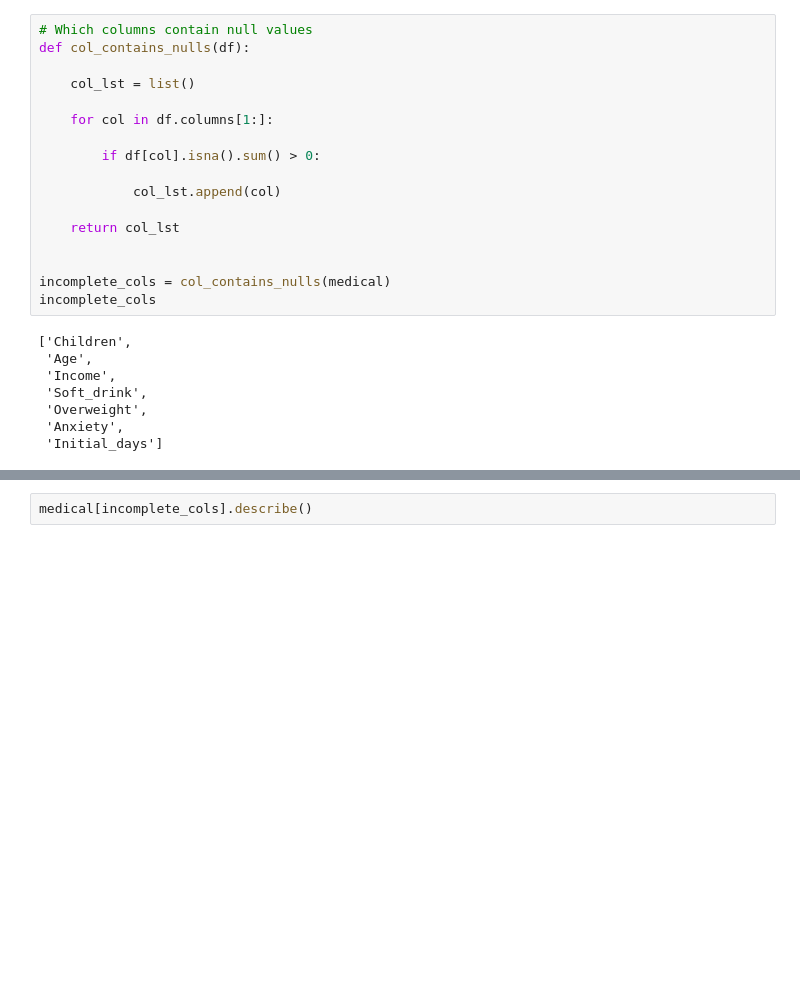
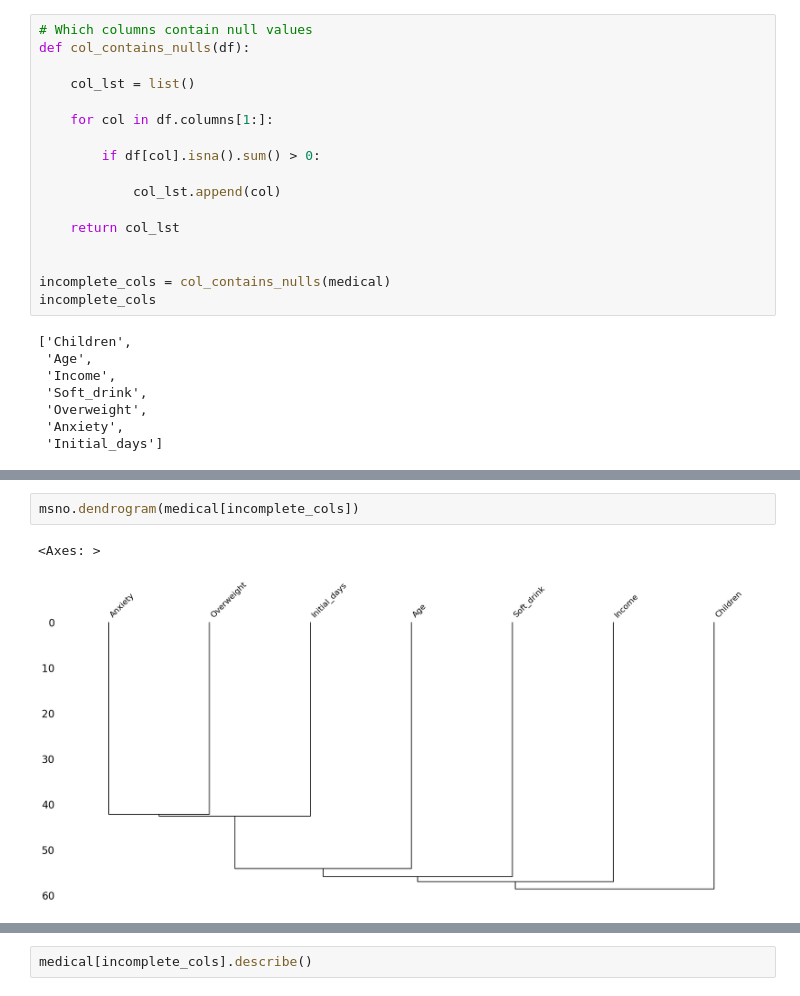
Before and after one commit to cshawnkeech/D206_Data_Cleaning_Keech, a Jupyter notebook: notebooks/001_medical_eda.ipynb, the cells around one changed output, grey strips where cells are left out. Saved outputs shown, nothing was run; the diff lists cells and outputs as text; blank space fills up the shorter version.

```diff
--- a/notebooks/001_medical_eda.ipynb
+++ b/notebooks/001_medical_eda.ipynb
@@ -367,0 +524,5 @@ msno.matrix(medical[incomplete_cols])
+# %%
+msno.dendrogram(medical[incomplete_cols])
+# %% [output]
+<Axes: >
+[figure, added]
```
Also changed, not shown: parts of 40 cells of this notebook, 8 other files.
